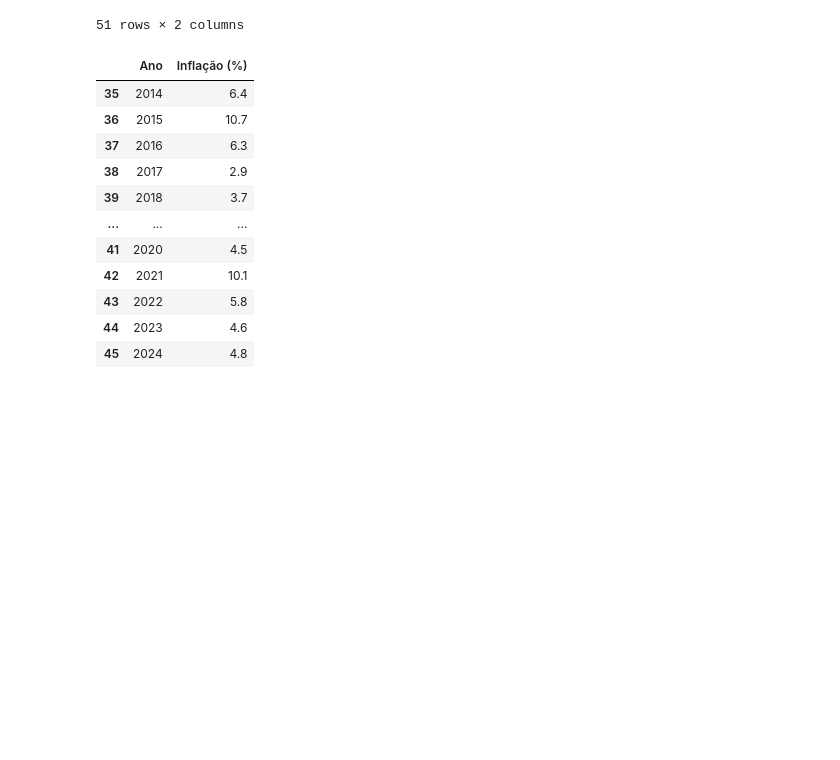
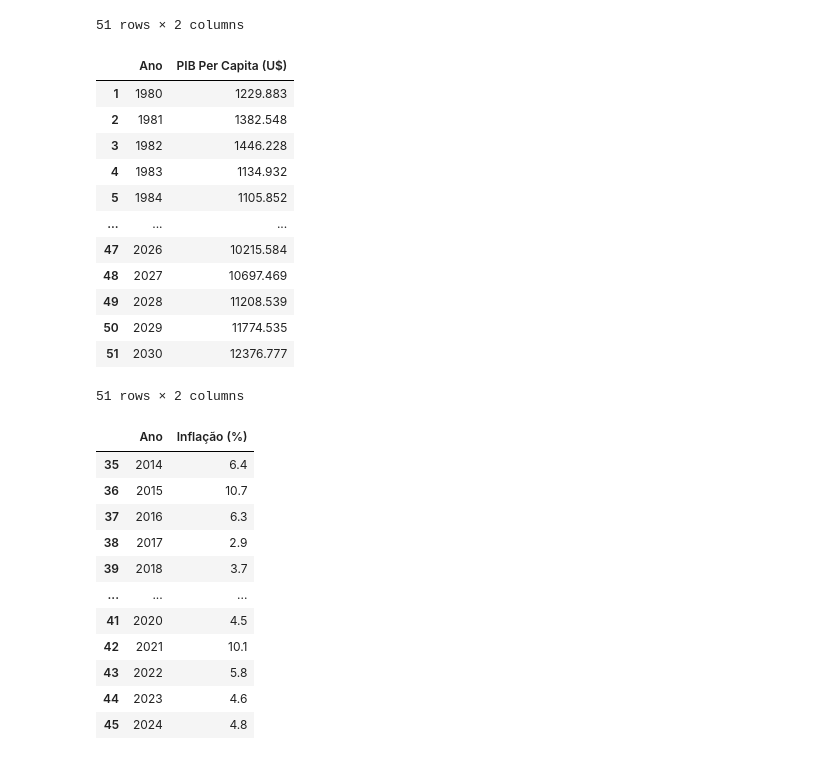
Before and after one commit to gabyxsantos/Economia, a Jupyter notebook: atualizandodf.ipynb, the cells around one changed output. Cells and saved outputs as stored; diff of their text form; code cells hidden in the pictures; blank space fills up the shorter version.

```diff
--- a/atualizandodf.ipynb
+++ b/atualizandodf.ipynb
@@ -126,6 +126,35 @@ PIB
 | 50 | 2029 | 2.4 |
 | 51 | 2030 | 2.5 |
 51 rows × 2 columns
+# %%
+PIB_PC=pd.read_excel("https://raw.githubusercontent.com/gabyxsantos/Economia/modificacoes-matheus/PIB_PC.xls", engine="xlrd")
+
+# Pega a transposta
+PIB_PC=PIB_PC.T
+colunas_para_remover=PIB_PC.columns[[0,2,3]]
+# Remove colunas desnecessárias
+PIB_PC=PIB_PC.drop(colunas_para_remover,axis=1)
+PIB_PC=PIB_PC.reset_index()
+# Renomeia as colunas com o valor da primeira linha
+for i in range(0, PIB_PC.shape[1]):
+    PIB_PC.rename(columns={PIB_PC.columns[i]: PIB_PC.iloc[0, i]}, inplace=True)
+PIB_PC = PIB_PC.drop(0)
+PIB_PC=PIB_PC.rename(columns={'GDP per capita, current prices\n (U.S. dollars per capita)':'Ano','Brazil':'PIB Per Capita (U$)'})
+PIB_PC
+# %% [output]
+|  | Ano | PIB Per Capita (U$) |
+| 1 | 1980 | 1229.883 |
+| 2 | 1981 | 1382.548 |
+| 3 | 1982 | 1446.228 |
+| 4 | 1983 | 1134.932 |
+| 5 | 1984 | 1105.852 |
+| ... | ... | ... |
+| 47 | 2026 | 10215.584 |
+| 48 | 2027 | 10697.469 |
+| 49 | 2028 | 11208.539 |
+| 50 | 2029 | 11774.535 |
+| 51 | 2030 | 12376.777 |
+51 rows × 2 columns
 # %%
 Inflacao=pd.read_excel("https://raw.githubusercontent.com/gabyxsantos/Economia/modificacoes-matheus/Inflacao_Brasil.xls", engine="xlrd")
 
```
Also changed, not shown: parts of 6 cells of this notebook.
